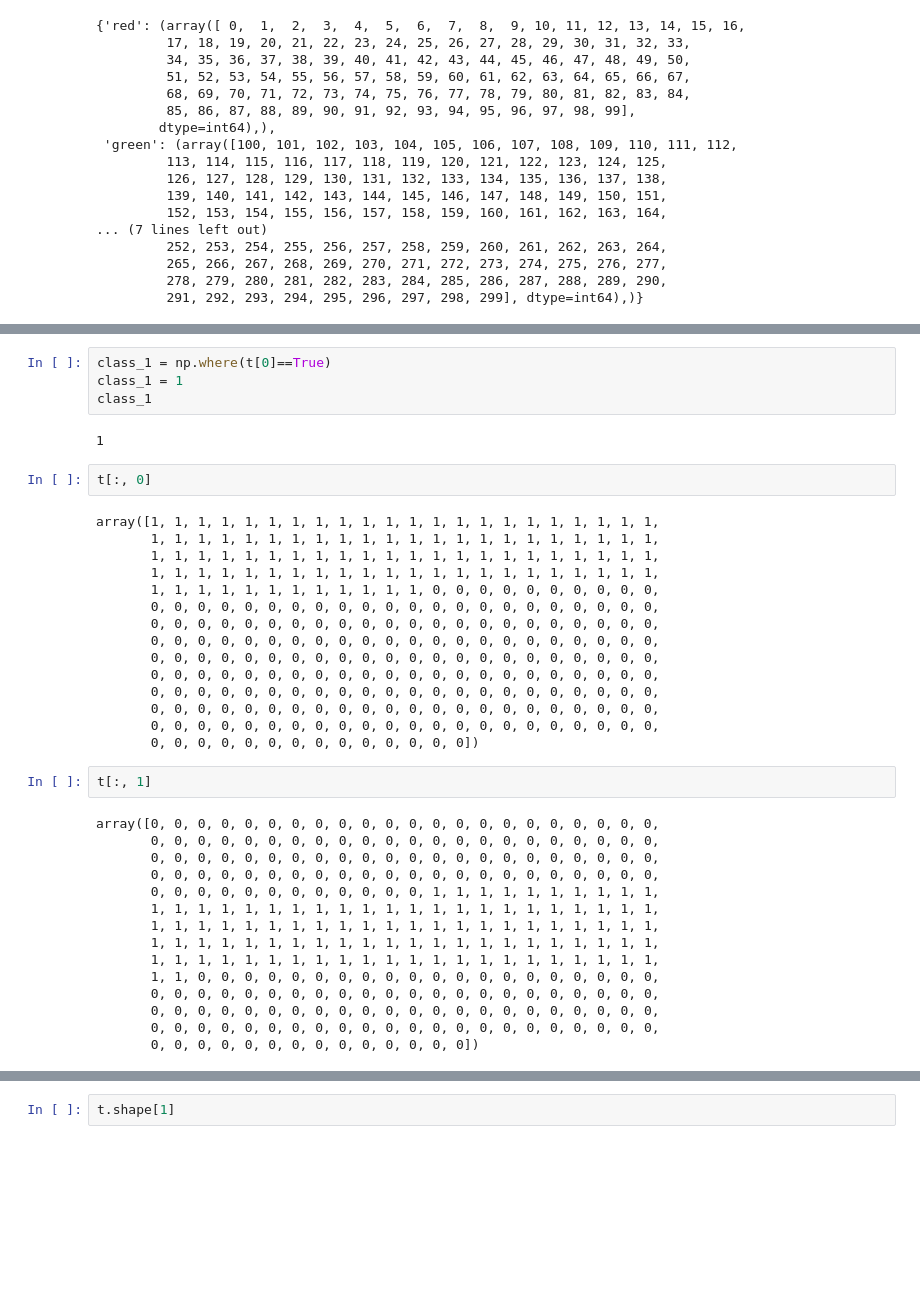
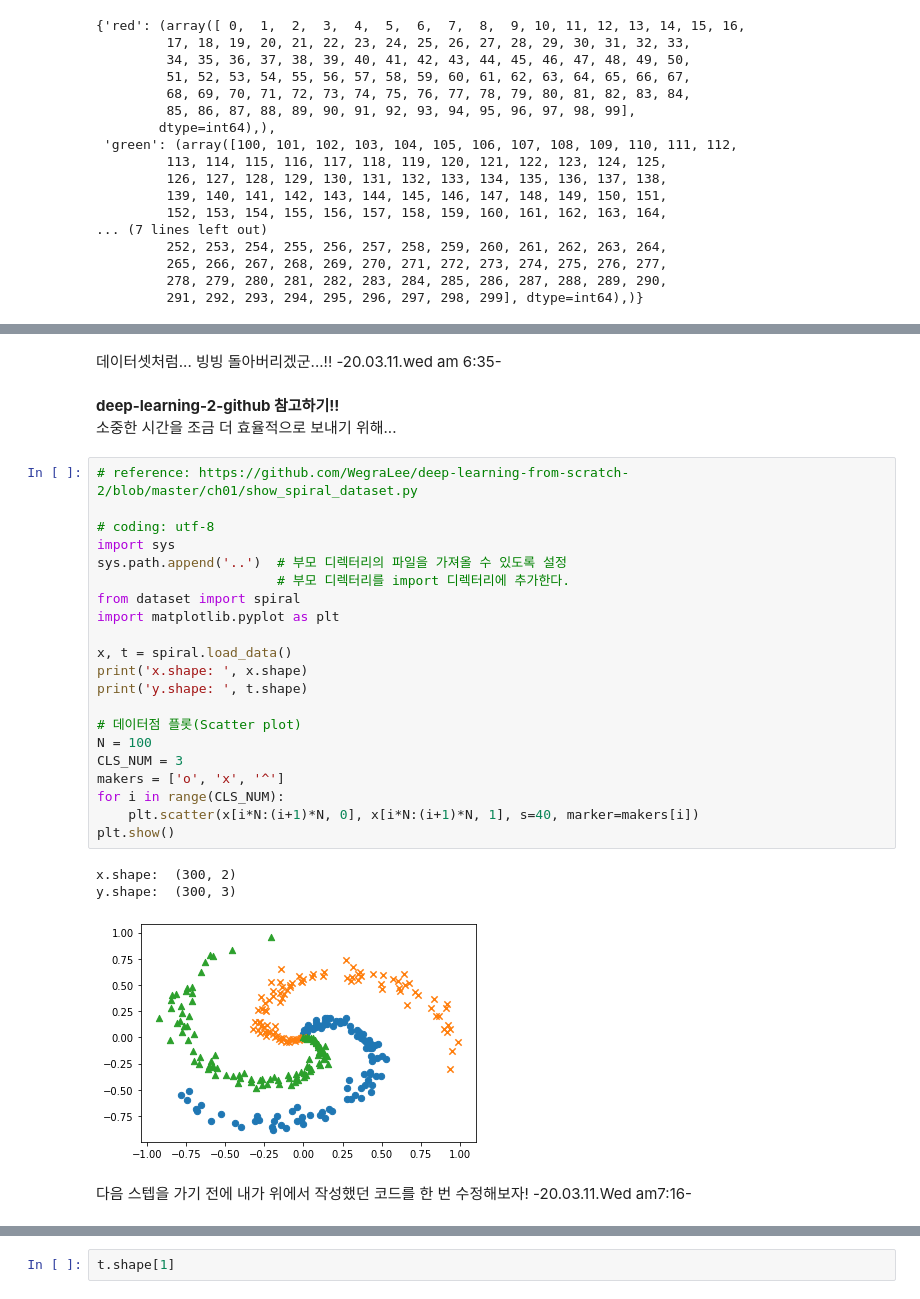
Before and after one commit to Steve-YJ/deep-learning-from-scratch-studying, a Jupyter notebook: 05_Deep-Learning-from-Scratch-2-RNN.NLP/Chap1. 신경망 복습/Chap1-1.4 신경망으로 문제를 풀다.ipynb, the cells around one changed output, grey strips where cells are left out. Cells and saved outputs as stored; diff of their text form; blank space fills up the shorter version.

Commit message:
:tada:Fin..ScatterPlot

```diff
--- a/05_Deep-Learning-from-Scratch-2-RNN.NLP/Chap1. 신경망 복습/Chap1-1.4 신경망으로 문제를 풀다.ipynb
+++ b/05_Deep-Learning-from-Scratch-2-RNN.NLP/Chap1. 신경망 복습/Chap1-1.4 신경망으로 문제를 풀다.ipynb
@@ -131,40 +125,32 @@ x[:, 0].shape
-# %%
-class_1 = np.where(t[0]==True)
-class_1 = 1
-class_1
-# %% [output]
-1
-# %%
-t[:, 0]
-# %% [output]
-array([1, 1, 1, 1, 1, 1, 1, 1, 1, 1, 1, 1, 1, 1, 1, 1, 1, 1, 1, 1, 1, 1,
-       1, 1, 1, 1, 1, 1, 1, 1, 1, 1, 1, 1, 1, 1, 1, 1, 1, 1, 1, 1, 1, 1,
-       1, 1, 1, 1, 1, 1, 1, 1, 1, 1, 1, 1, 1, 1, 1, 1, 1, 1, 1, 1, 1, 1,
-       1, 1, 1, 1, 1, 1, 1, 1, 1, 1, 1, 1, 1, 1, 1, 1, 1, 1, 1, 1, 1, 1,
-       1, 1, 1, 1, 1, 1, 1, 1, 1, 1, 1, 1, 0, 0, 0, 0, 0, 0, 0, 0, 0, 0,
-       0, 0, 0, 0, 0, 0, 0, 0, 0, 0, 0, 0, 0, 0, 0, 0, 0, 0, 0, 0, 0, 0,
-       0, 0, 0, 0, 0, 0, 0, 0, 0, 0, 0, 0, 0, 0, 0, 0, 0, 0, 0, 0, 0, 0,
-       0, 0, 0, 0, 0, 0, 0, 0, 0, 0, 0, 0, 0, 0, 0, 0, 0, 0, 0, 0, 0, 0,
-       0, 0, 0, 0, 0, 0, 0, 0, 0, 0, 0, 0, 0, 0, 0, 0, 0, 0, 0, 0, 0, 0,
-       0, 0, 0, 0, 0, 0, 0, 0, 0, 0, 0, 0, 0, 0, 0, 0, 0, 0, 0, 0, 0, 0,
-       0, 0, 0, 0, 0, 0, 0, 0, 0, 0, 0, 0, 0, 0, 0, 0, 0, 0, 0, 0, 0, 0,
-       0, 0, 0, 0, 0, 0, 0, 0, 0, 0, 0, 0, 0, 0, 0, 0, 0, 0, 0, 0, 0, 0,
-       0, 0, 0, 0, 0, 0, 0, 0, 0, 0, 0, 0, 0, 0, 0, 0, 0, 0, 0, 0, 0, 0,
-       0, 0, 0, 0, 0, 0, 0, 0, 0, 0, 0, 0, 0, 0])
-# %%
-t[:, 1]
-# %% [output]
-array([0, 0, 0, 0, 0, 0, 0, 0, 0, 0, 0, 0, 0, 0, 0, 0, 0, 0, 0, 0, 0, 0,
-       0, 0, 0, 0, 0, 0, 0, 0, 0, 0, 0, 0, 0, 0, 0, 0, 0, 0, 0, 0, 0, 0,
-       0, 0, 0, 0, 0, 0, 0, 0, 0, 0, 0, 0, 0, 0, 0, 0, 0, 0, 0, 0, 0, 0,
-       0, 0, 0, 0, 0, 0, 0, 0, 0, 0, 0, 0, 0, 0, 0, 0, 0, 0, 0, 0, 0, 0,
-       0, 0, 0, 0, 0, 0, 0, 0, 0, 0, 0, 0, 1, 1, 1, 1, 1, 1, 1, 1, 1, 1,
-       1, 1, 1, 1, 1, 1, 1, 1, 1, 1, 1, 1, 1, 1, 1, 1, 1, 1, 1, 1, 1, 1,
-       1, 1, 1, 1, 1, 1, 1, 1, 1, 1, 1, 1, 1, 1, 1, 1, 1, 1, 1, 1, 1, 1,
-       1, 1, 1, 1, 1, 1, 1, 1, 1, 1, 1, 1, 1, 1, 1, 1, 1, 1, 1, 1, 1, 1,
-       1, 1, 1, 1, 1, 1, 1, 1, 1, 1, 1, 1, 1, 1, 1, 1, 1, 1, 1, 1, 1, 1,
-       1, 1, 0, 0, 0, 0, 0, 0, 0, 0, 0, 0, 0, 0, 0, 0, 0, 0, 0, 0, 0, 0,
-       0, 0, 0, 0, 0, 0, 0, 0, 0, 0, 0, 0, 0, 0, 0, 0, 0, 0, 0, 0, 0, 0,
-       0, 0, 0, 0, 0, 0, 0, 0, 0, 0, 0, 0, 0, 0, 0, 0, 0, 0, 0, 0, 0, 0,
-       0, 0, 0, 0, 0, 0, 0, 0, 0, 0, 0, 0, 0, 0, 0, 0, 0, 0, 0, 0, 0, 0,
-       0, 0, 0, 0, 0, 0, 0, 0, 0, 0, 0, 0, 0, 0])
+# %% [markdown]
+데이터셋처럼... 빙빙 돌아버리겠군...!! -20.03.11.wed am 6:35-
+# %% [markdown]
+**deep-learning-2-github 참고하기!!**<br>
+소중한 시간을 조금 더 효율적으로 보내기 위해...
+# %%
+# reference: https://github.com/WegraLee/deep-learning-from-scratch-2/blob/master/ch01/show_spiral_dataset.py
+
+# coding: utf-8
+import sys
+sys.path.append('..')  # 부모 디렉터리의 파일을 가져올 수 있도록 설정
+                       # 부모 디렉터리를 import 디렉터리에 추가한다.
+from dataset import spiral
+import matplotlib.pyplot as plt
+
+x, t = spiral.load_data()
+print('x.shape: ', x.shape)
+print('y.shape: ', t.shape)
+
+# 데이터점 플롯(Scatter plot)
+N = 100
+CLS_NUM = 3
+makers = ['o', 'x', '^']
+for i in range(CLS_NUM):
+    plt.scatter(x[i*N:(i+1)*N, 0], x[i*N:(i+1)*N, 1], s=40, marker=makers[i])
+plt.show()
+# %% [output]
+x.shape:  (300, 2)
+y.shape:  (300, 3)
+[figure, added]
+# %% [markdown]
+다음 스텝을 가기 전에 내가 위에서 작성했던 코드를 한 번 수정해보자! -20.03.11.Wed am7:16-
```
Also changed, not shown: parts of 18 cells of this notebook.
